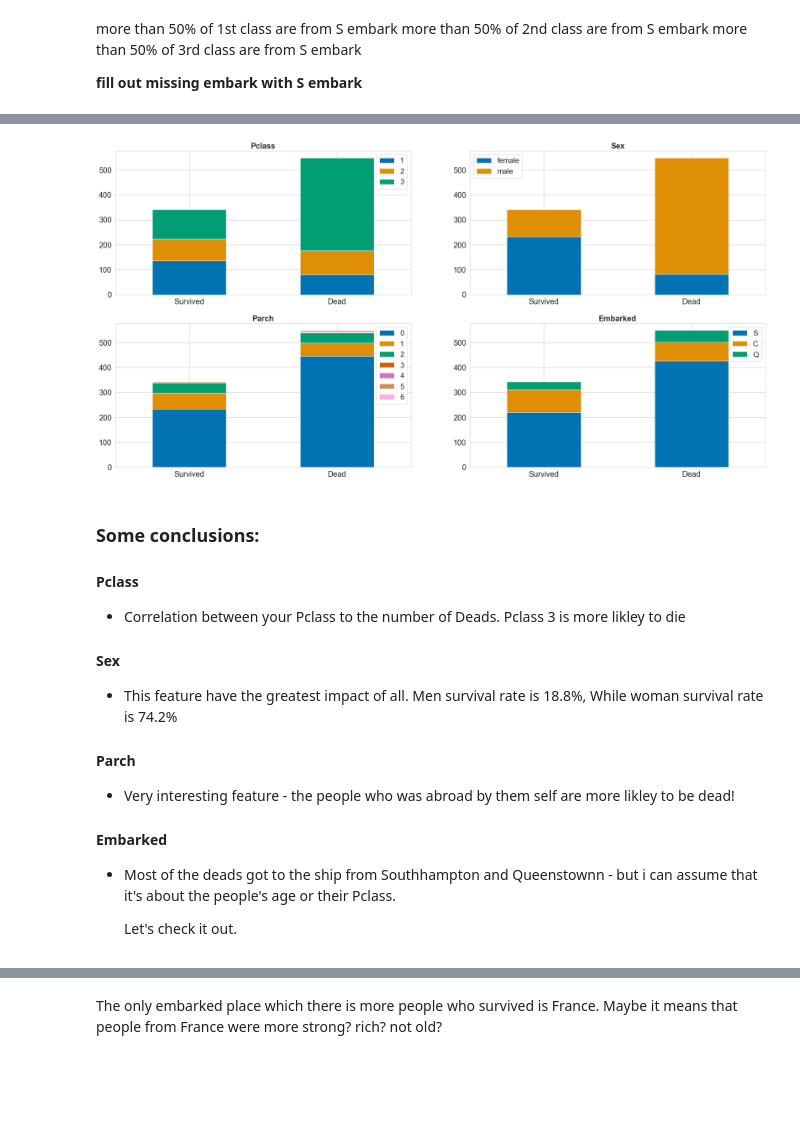
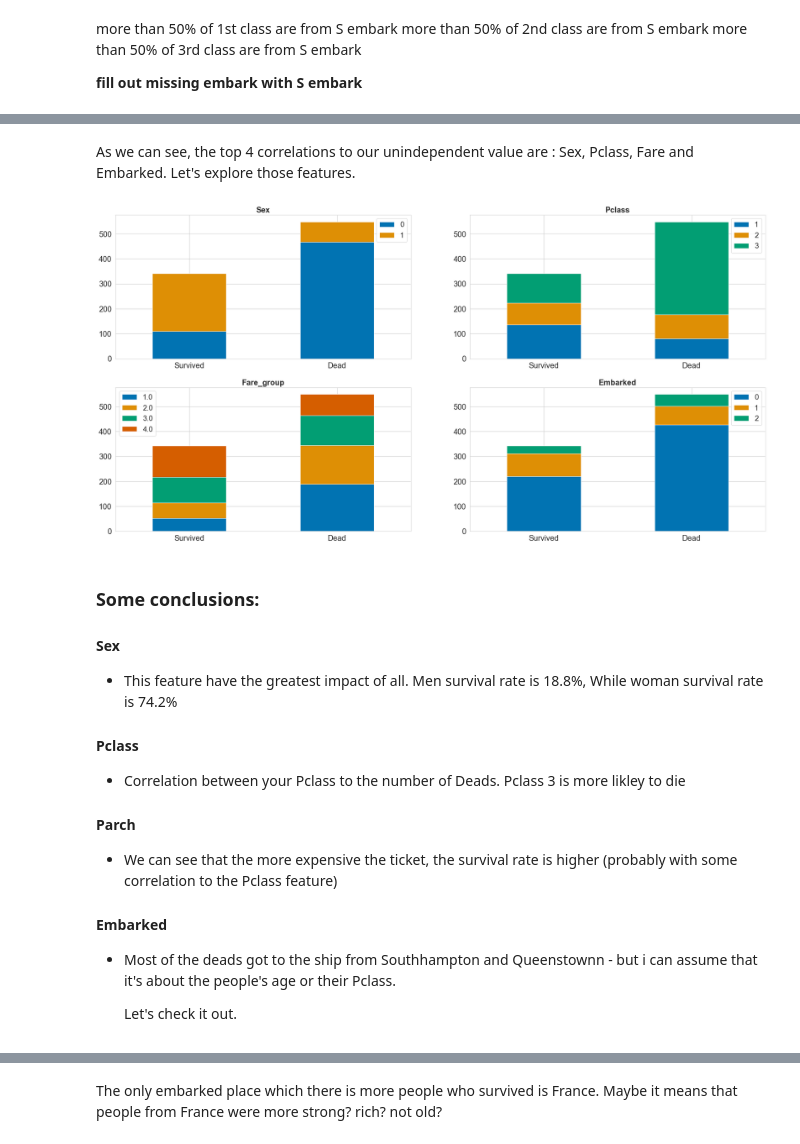
Before and after one commit to yonatanlou/Titanic_project_kaggle, a Jupyter notebook: Titanic_project.ipynb, the cells around one changed output, grey strips where cells are left out. Cells and saved outputs as stored; diff of their text form; code cells hidden in the pictures; blank space fills up the shorter version.

```diff
--- a/Titanic_project.ipynb
+++ b/Titanic_project.ipynb
@@ -6,14 +24,15 @@ I will try to make a model that predict which passengers survived the Titanic tr
 # %%
 import numpy as np
 import pandas as pd
+import matplotlib as mpl
 import matplotlib.pyplot as plt
 import seaborn as sns
-x = "darkgrid, whitegrid, dark, white, ticks"
-xx = x.split(", ")
-sns.set(palette="colorblind",style=xx[1])
+from sklearn.tree import DecisionTreeRegressor
+from sklearn.model_selection import train_test_split
+from sklearn.metrics import mean_absolute_error
+from sklearn.linear_model import LinearRegression
+sns.set(palette="colorblind",style="whitegrid")
 %matplotlib inline
-from  matplotlib.colors import LinearSegmentedColormap
-from sklearn.tree import DecisionTreeRegressor
 # %%
 train_data = pd.read_csv("train.csv")
 test_data = pd.read_csv("test.csv")
@@ -118,29 +199,32 @@ def bar_maker(feature, ax):
+# %% [markdown]
+As we can see, the top 4 correlations to our unindependent value are : Sex, Pclass, Fare and Embarked.
+Let's explore those features.
 # %%
-features = ["Pclass", "Sex", "Parch", "Embarked"]
+features = ["Sex", "Pclass", "Fare_group", "Embarked"]
 index_plot = [[i,j] for i in [0,1] for j in [0,1]]
 
 fig, axs = plt.subplots(nrows=2,ncols=2,figsize=(25,15))
 fig.set_figheight(30)
 bar_maker(features[0], axs[0,0])
 bar_maker(features[1], axs[0,1])
 bar_maker(features[2], axs[1,0])
 bar_maker(features[3], axs[1,1])
 # %% [output]
-[figure, old version]
+[figure, new version]
 # %% [markdown]
 
 ### Some conclusions:
+
+#### Sex
+*    This feature have the greatest impact of all.
+     Men survival rate is 18.8%, While woman survival rate is 74.2%
 
 #### Pclass
 *   Correlation between your Pclass to the number of Deads.
     Pclass 3 is more likley to die
 
-#### Sex
-*    This feature have the greatest impact of all.
-     Men survival rate is 18.8%, While woman survival rate is 74.2%
-
 #### Parch
-*    Very interesting feature - the people who was abroad by them self are more likley to be dead!
+*    We can see that the more expensive the ticket, the survival rate is higher (probably with some correlation to the Pclass feature)
 
 #### Embarked
 *    Most of the deads got to the ship from Southhampton and Queenstownn - but i can assume that it's about the people's age
```
Also changed, not shown: parts of 54 cells of this notebook, 2 other files.
